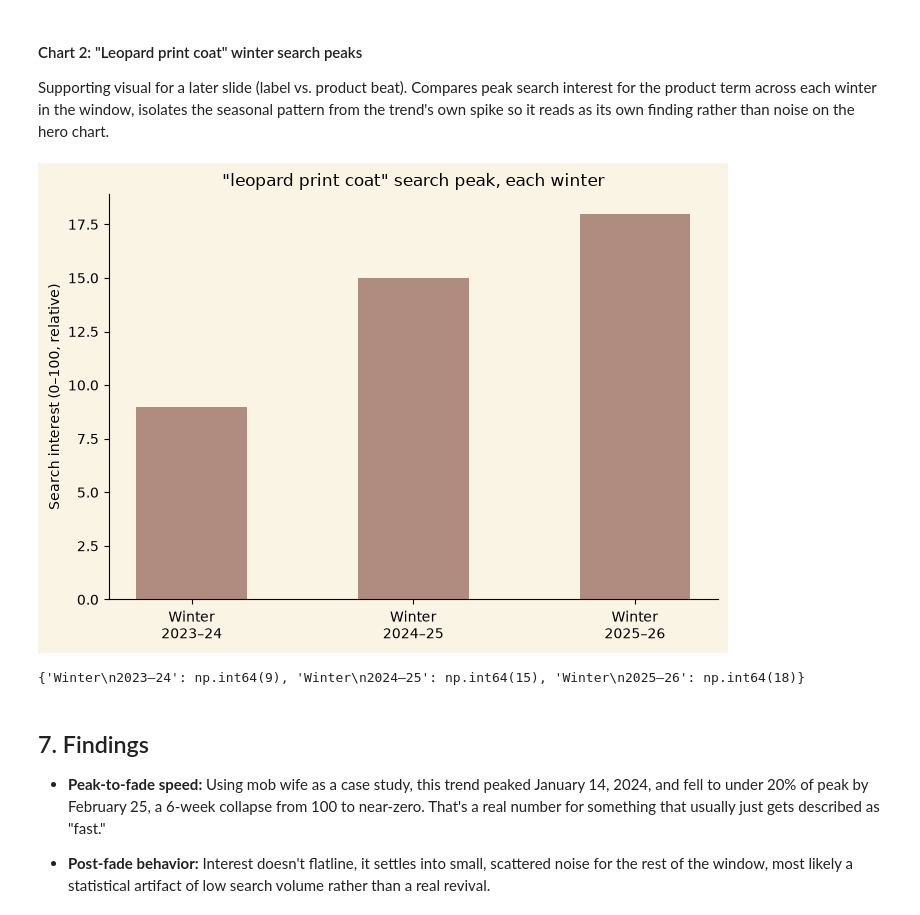
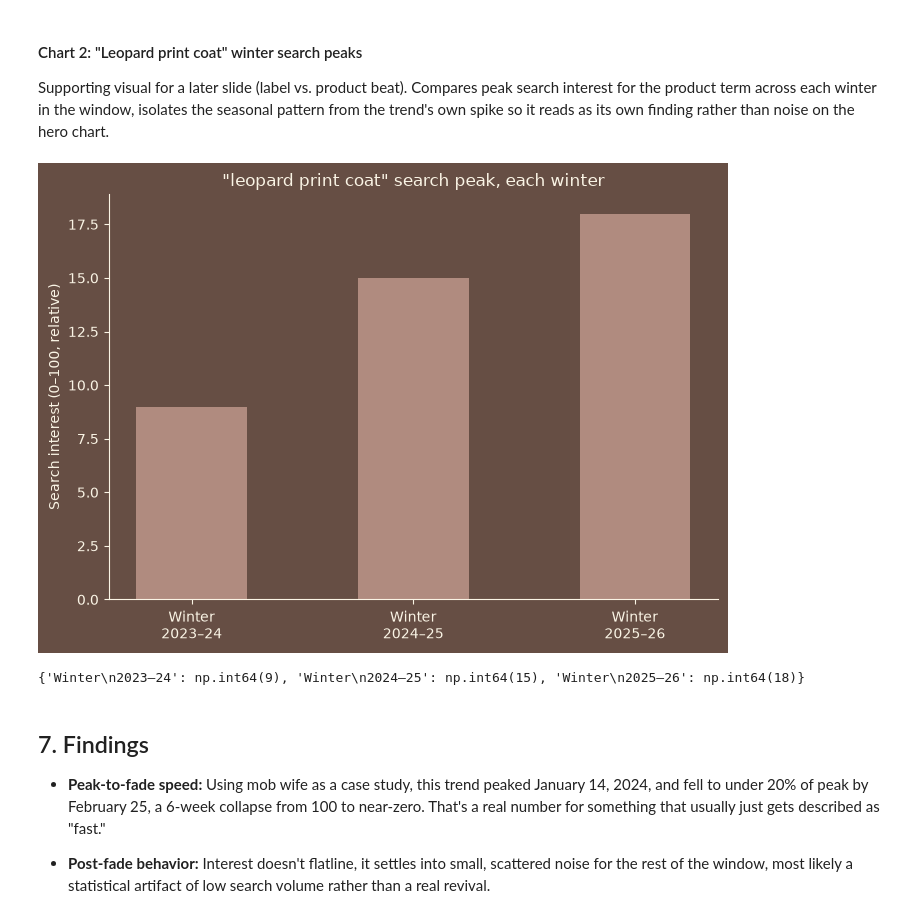
Before and after one commit to juvinciariadi/data-worn-thin.-, a Jupyter notebook: notebooks/issue-03/the_downfall_of_mob_wife.ipynb, the cells around one changed output. Drawn from its saved outputs; the diff is of its cells as text; code cells hidden in the pictures.

```diff
--- a/notebooks/issue-03/the_downfall_of_mob_wife.ipynb
+++ b/notebooks/issue-03/the_downfall_of_mob_wife.ipynb
@@ -54,11 +54,23 @@ plt.rcParams["figure.facecolor"] = CREAM
 ## 3. Data pull
 # %%
 # pull google trends data
+# trendspy handles google's current cookie/session flow correctly
 tr = Trends()
+
+TERM_AESTHETIC = "mob wife aesthetic"
+TERM_PRODUCT = "leopard print coat"
 
 df = tr.interest_over_time(
     [TERM_AESTHETIC, TERM_PRODUCT],
     timeframe="2023-11-01 2026-08-07",
     geo="US"
 )
+
 trends_df = df
+
+# drop the final partial (still-in-progress) week if present, it may show a misleading dip
+if "isPartial" in trends_df.columns:
+    trends_df = trends_df[trends_df["isPartial"] == False].drop(columns=["isPartial"])
+
+trends_df.to_csv(DATA_OUT / "google_trends_raw.csv")
+trends_df.tail()
@@ -203,24 +219,30 @@ fade-to-under-20% annotated directly. No product-term overlay here, that compari
 in its own chart below to avoid the winter-seasonality confound bleeding into the hook visual.
 # %%
 fig, ax = plt.subplots(figsize=(10, 6))
+fig.patch.set_facecolor(COCOA)
+ax.set_facecolor(COCOA)
 
-ax.plot(trends_df.index, trends_df[TERM_AESTHETIC], color=COCOA, linewidth=2.5)
+ax.plot(trends_df.index, trends_df[TERM_AESTHETIC], color=CREAM, linewidth=2.5)
 
 ax.axvline(peak_date, color=DUSTY, linestyle="--", linewidth=1)
 ax.annotate("Peak", xy=(peak_date, peak_value), xytext=(10, 5),
-            textcoords="offset points", color=COCOA)
+            textcoords="offset points", color=CREAM)
 
 if pd.notnull(faded_date):
     ax.axvline(faded_date, color=DUSTY, linestyle="--", linewidth=1)
     label = f"< 20% of peak\n(~{weeks_to_fade:.0f} weeks later)" if weeks_to_fade else "Faded"
     ax.annotate(label, xy=(faded_date, threshold), xytext=(10, 5),
-                textcoords="offset points", color=COCOA)
+                textcoords="offset points", color=CREAM)
 
-ax.set_title('Search interest: "mob wife aesthetic" (US, Google Trends)')
-ax.set_ylabel("Search interest (0–100, relative)")
+ax.set_title('Search interest: "mob wife aesthetic" (US, Google Trends)', color=CREAM)
+ax.set_ylabel("Search interest (0–100, relative)", color=CREAM)
+ax.tick_params(colors=CREAM)
+
 ax.spines[["top", "right"]].set_visible(False)
+ax.spines["left"].set_color(CREAM)
+ax.spines["bottom"].set_color(CREAM)
 
 plt.tight_layout()
-plt.savefig(CHART_OUT / "trends_curve_hero.png", dpi=300, facecolor=CREAM)
+plt.savefig(CHART_OUT / "trends_curve_hero.png", dpi=300, facecolor=COCOA)
 plt.show()
 # %% [output]
@@ -234,28 +256,36 @@ trend's own spike so it reads as its own finding rather than noise on the hero c
 # %%
 winter_windows = {
     "Winter\n2023–24": ("2023-11-01", "2024-02-28"),
     "Winter\n2024–25": ("2024-11-01", "2025-02-28"),
     "Winter\n2025–26": ("2025-11-01", "2026-02-28"),
 }
 
 winter_peaks = {
     label: trends_df.loc[start:end, TERM_PRODUCT].max()
     for label, (start, end) in winter_windows.items()
 }
 
 fig, ax = plt.subplots(figsize=(7, 5))
+fig.patch.set_facecolor(COCOA)
+ax.set_facecolor(COCOA)
+
 ax.bar(winter_peaks.keys(), winter_peaks.values(), color=DUSTY, width=0.5)
-ax.set_title(f'"{TERM_PRODUCT}" search peak, each winter')
-ax.set_ylabel("Search interest (0–100, relative)")
+
+ax.set_title(f'"{TERM_PRODUCT}" search peak, each winter', color=CREAM)
+ax.set_ylabel("Search interest (0–100, relative)", color=CREAM)
+ax.tick_params(colors=CREAM)
+
 ax.spines[["top", "right"]].set_visible(False)
+ax.spines["left"].set_color(CREAM)
+ax.spines["bottom"].set_color(CREAM)
 
 plt.tight_layout()
-plt.savefig(CHART_OUT / "leopard_coat_winters.png", dpi=300, facecolor=CREAM)
+plt.savefig(CHART_OUT / "leopard_coat_winters.png", dpi=300, facecolor=COCOA)
 plt.show()
 
 print(winter_peaks)
 # %% [output]
-[figure, old version]
+[figure, new version]
 {'Winter\n2023–24': np.int64(9), 'Winter\n2024–25': np.int64(15), 'Winter\n2025–26': np.int64(18)}
 # %% [markdown]
 ## 7. Findings
```
Also changed, not shown: parts of 4 cells of this notebook, 3 other files.
